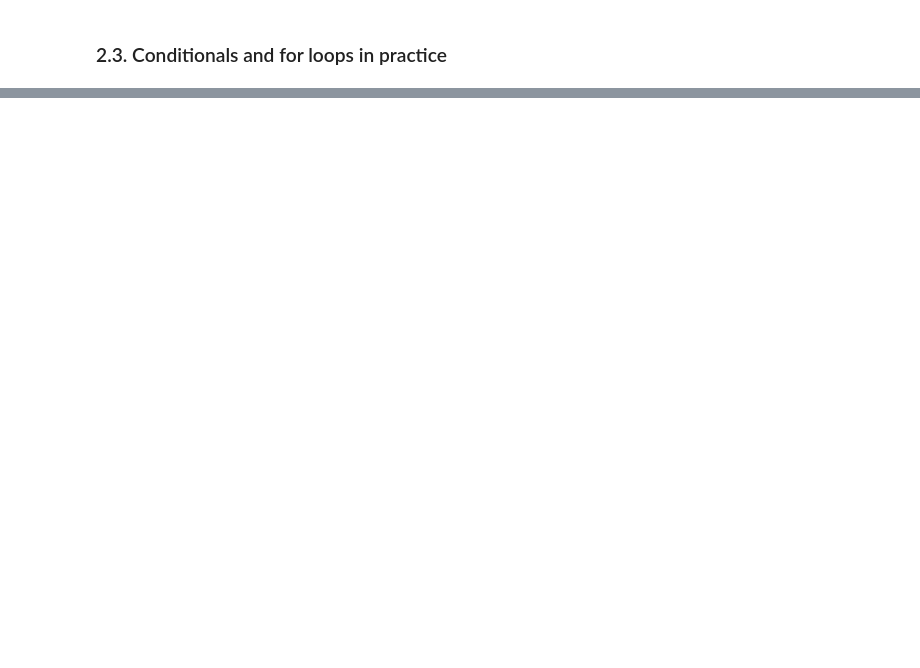
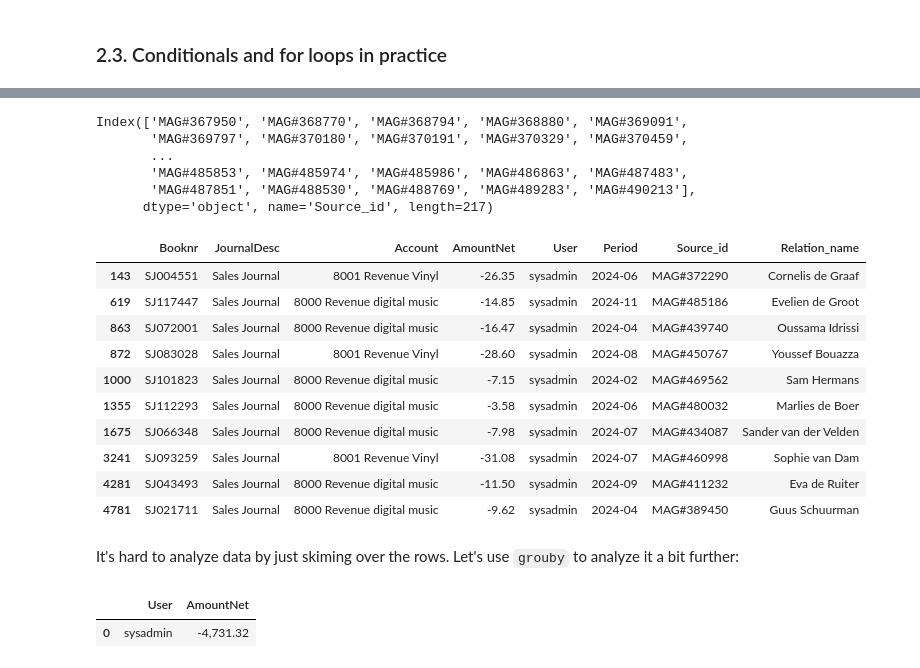
Before and after one commit to Louren/dsa-practica, a Jupyter notebook: Notebooks/1b_questions.ipynb, the cells around one changed output, grey strips where cells are left out. Cells and saved outputs as stored; diff of their text form; code cells hidden in the pictures; blank space fills up the shorter version.

```diff
--- a/Notebooks/1b_questions.ipynb
+++ b/Notebooks/1b_questions.ipynb
@@ -463,0 +329,8 @@ Q2.3.7 What percentage of the total dataset is upbeat, above the value of 100 BP
+# %%
+# Set AmountNet to 1x the Amount for Debit transactions
+gl_data.loc[gl_data['Debit/Credit'] == 'Debit', 'AmountNet'] = gl_data['Amount']
+# Set AmountNet to 1x the Amount for Credit transactions
+gl_data.loc[gl_data['Debit/Credit'] != 'Debit', 'AmountNet'] = gl_data['Amount'] * -1
+
+# Check the results
+gl_data['AmountNet'].describe()
@@ -463,0 +383,6 @@ Q2.3.7 What percentage of the total dataset is upbeat, above the value of 100 BP
+# %%
+# Ensure our df_revenue is up-to-date
+df_revenue = gl_data[gl_data['AccountType'] == 'Revenue'].reset_index(drop=True)
+
+# Create a pivot table
+df_revenue.pivot_table(_____EDIT_ME_____)
@@ -463,0 +428,8 @@ Q2.3.7 What percentage of the total dataset is upbeat, above the value of 100 BP
+# %%
+# Calculate margin per order (using the 'Source_id' column)
+salmargin = gl_data[(gl_data['AccountType'] == 'Revenue') | (gl_data['AccountType'] == 'COGS')]
+salmargin = salmargin.pivot_table(index='Source_id', columns='AccountType', values='AmountNet', aggfunc='sum').fillna(0).round(2)
+salmargin['Margin'] = (-salmargin['Revenue'] - salmargin['COGS'])/(-salmargin['Revenue'])
+salmargin['Margin%'] = (-salmargin['Revenue'] - salmargin['COGS'])/(-salmargin['Revenue'])*100
+
+salmargin.head(5)
@@ -463,0 +446,3 @@ Q2.3.7 What percentage of the total dataset is upbeat, above the value of 100 BP
+# %%
+salmargin_negative = salmargin[salmargin['Margin%'] < 0]
+salmargin_negative.head(5)
@@ -463,0 +457,35 @@ Q2.3.7 What percentage of the total dataset is upbeat, above the value of 100 BP
+# %%
+# We can get a list of all Source_id's with a negative margin using:
+salmargin_negative.index
+# %% [output]
+Index(['MAG#367950', 'MAG#368770', 'MAG#368794', 'MAG#368880', 'MAG#369091',
+       'MAG#369797', 'MAG#370180', 'MAG#370191', 'MAG#370329', 'MAG#370459',
+       ...
+       'MAG#485853', 'MAG#485974', 'MAG#485986', 'MAG#486863', 'MAG#487483',
+       'MAG#487851', 'MAG#488530', 'MAG#488769', 'MAG#489283', 'MAG#490213'],
+      dtype='object', name='Source_id', length=217)
+# %%
+# Select orders from gl_data, based on the Source_id being in salmargin_negative
+negative_margin_orders = df_revenue[df_revenue['Source_id'].isin(salmargin_negative.index)]
+negative_margin_orders = negative_margin_orders[['Booknr', 'JournalDesc', 'Account', 'AmountNet', 'User', 'Period', 'Source_id', 'Relation_name']]
+negative_margin_orders.head(10)
+# %% [output]
+|  | Booknr | JournalDesc | Account | AmountNet | User | Period | Source_id | Relation_name |
+| 143 | SJ004551 | Sales Journal | 8001 Revenue Vinyl | -26.35 | sysadmin | 2024-06 | MAG#372290 | Cornelis de Graaf |
+| 619 | SJ117447 | Sales Journal | 8000 Revenue digital music | -14.85 | sysadmin | 2024-11 | MAG#485186 | Evelien de Groot |
+| 863 | SJ072001 | Sales Journal | 8000 Revenue digital music | -16.47 | sysadmin | 2024-04 | MAG#439740 | Oussama Idrissi |
+| 872 | SJ083028 | Sales Journal | 8001 Revenue Vinyl | -28.60 | sysadmin | 2024-08 | MAG#450767 | Youssef Bouazza |
+| 1000 | SJ101823 | Sales Journal | 8000 Revenue digital music | -7.15 | sysadmin | 2024-02 | MAG#469562 | Sam Hermans |
+| 1355 | SJ112293 | Sales Journal | 8000 Revenue digital music | -3.58 | sysadmin | 2024-06 | MAG#480032 | Marlies de Boer |
+| 1675 | SJ066348 | Sales Journal | 8000 Revenue digital music | -7.98 | sysadmin | 2024-07 | MAG#434087 | Sander van der Velden |
+| 3241 | SJ093259 | Sales Journal | 8001 Revenue Vinyl | -31.08 | sysadmin | 2024-07 | MAG#460998 | Sophie van Dam |
+| 4281 | SJ043493 | Sales Journal | 8000 Revenue digital music | -11.50 | sysadmin | 2024-09 | MAG#411232 | Eva de Ruiter |
+| 4781 | SJ021711 | Sales Journal | 8000 Revenue digital music | -9.62 | sysadmin | 2024-04 | MAG#389450 | Guus Schuurman |
+# %% [markdown]
+It's hard to analyze data by just skiming over the rows. Let's use `grouby` to analyze it a bit further:
+# %%
+# Analyze per user
+negative_margin_orders.groupby('User')['AmountNet'].sum().reset_index()
+# %% [output]
+|  | User | AmountNet |
+| 0 | sysadmin | -4,731.32 |
```
Also changed, not shown: parts of 117 cells of this notebook, 2 other files.
